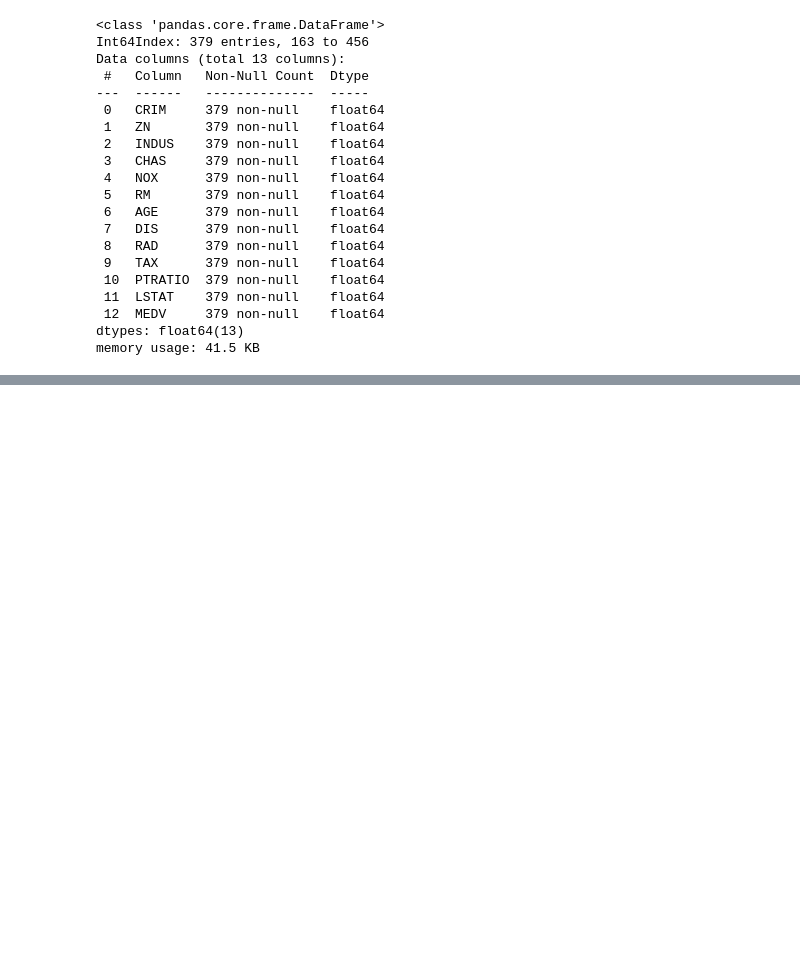
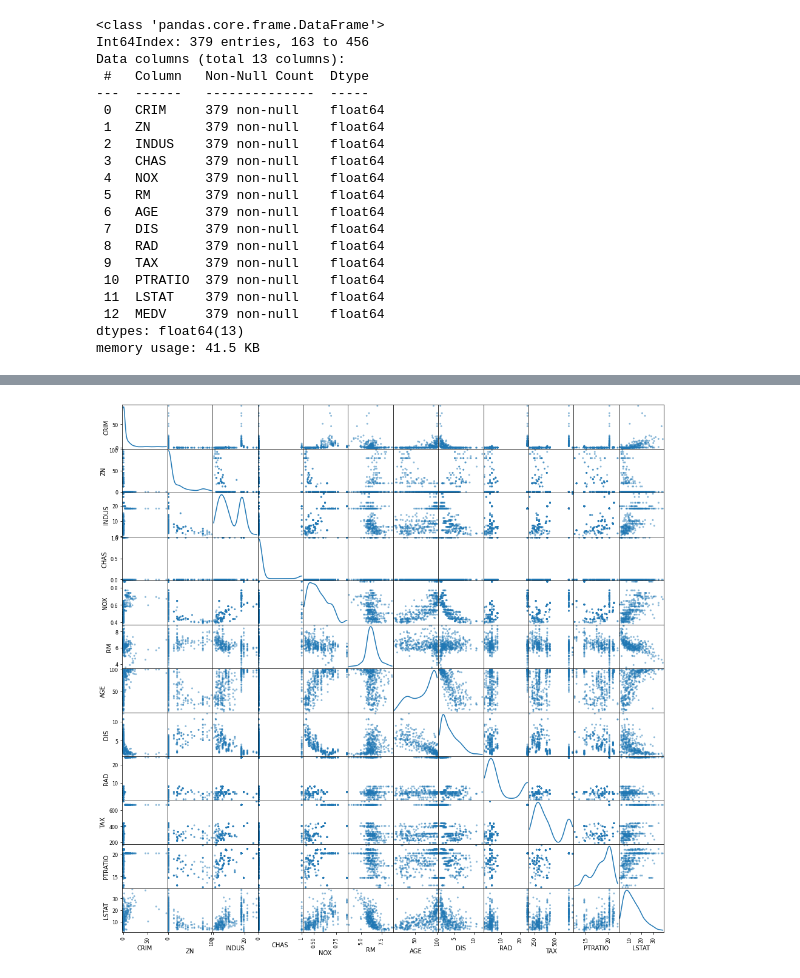
Before and after one commit to xalejandrow/Regularized_Linear_Regression_Project_Tutorial, a Jupyter notebook: src/Boston_Model_sample.ipynb, the cells around one changed output, grey strips where cells are left out. Cells and saved outputs as stored; diff of their text form; code cells hidden in the pictures; blank space fills up the shorter version.

```diff
--- a/src/Boston_Model_sample.ipynb
+++ b/src/Boston_Model_sample.ipynb
@@ -196,2 +206,6 @@ plt.show()
 # %%
 # 2.9 Perform bivariate analysis - scatter matrix
+pd.plotting.scatter_matrix(X_train, diagonal='kde', figsize=(16,16))
+plt.show()
+# %% [output]
+[figure, added]
```
Also changed, not shown: parts of 15 cells of this notebook.
